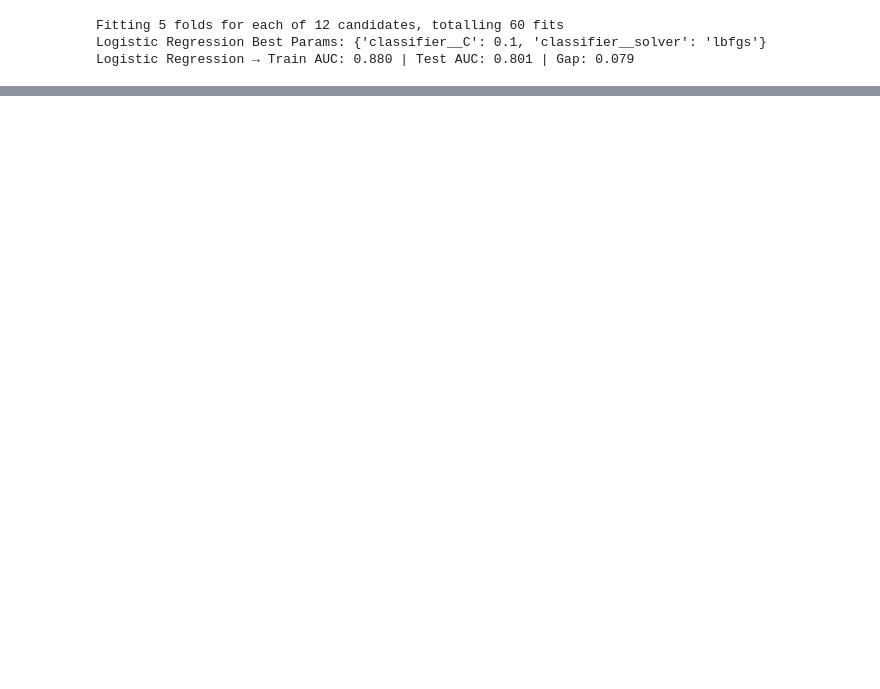
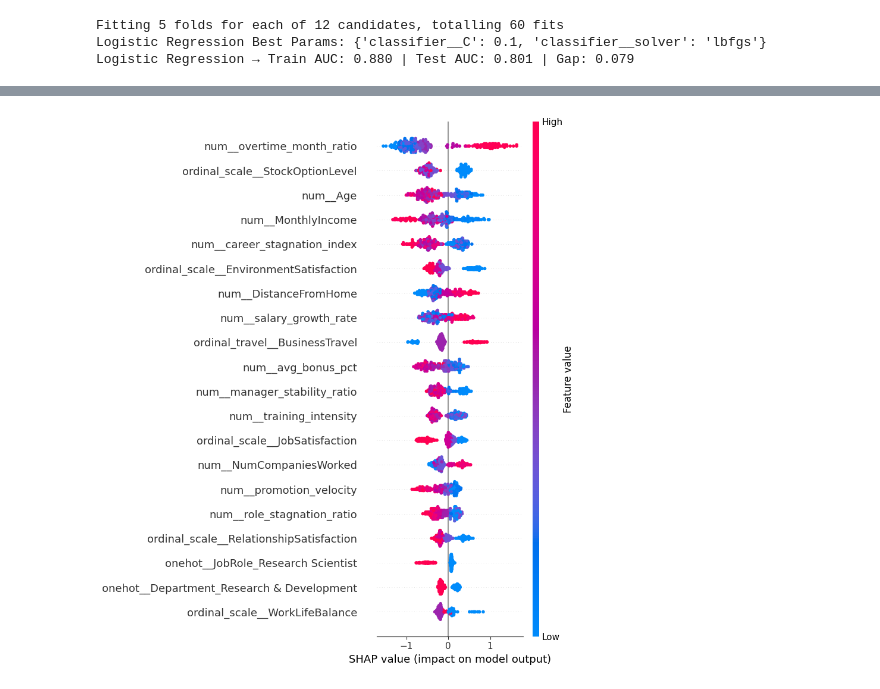
Before and after one commit to Saheri-Adak/TalentSight-Employee-Attrition-Intelligence-Platform, a Jupyter notebook: notebooks/06_Model_Training_And_Evaluation.ipynb, the cells around one changed output, grey strips where cells are left out. Drawn from its saved outputs; the diff is of its cells as text; code cells hidden in the pictures; blank space fills up the shorter version.

Commit message:
Update model training and evaluation pipeline

```diff
--- a/notebooks/06_Model_Training_And_Evaluation.ipynb
+++ b/notebooks/06_Model_Training_And_Evaluation.ipynb
@@ -163,0 +297,25 @@ joblib.dump(xgb_best, os.path.join(BASE_DIR,'..' ,'models', 'best_model.pkl'))
+# %%
+# Extract the fitted XGBoost model from the pipeline
+xgb_model = xgb_best.named_steps['classifier']
+
+# Transform X_test through the preprocessor only
+X_test_transformed = xgb_best.named_steps['preprocessor'].transform(X_test)
+
+# Get feature names from preprocessor
+feature_names = xgb_best.named_steps['preprocessor'].get_feature_names_out()
+
+# Create SHAP explainer
+explainer = shap.TreeExplainer(xgb_model)
+
+# Calculate SHAP values
+shap_values = explainer.shap_values(X_test_transformed)
+
+# Summary plot
+shap.summary_plot(
+    shap_values,
+    X_test_transformed,
+    feature_names=feature_names,
+    max_display=20
+)
+# %% [output]
+[figure, added]
```
Also changed, not shown: parts of 27 cells of this notebook.
